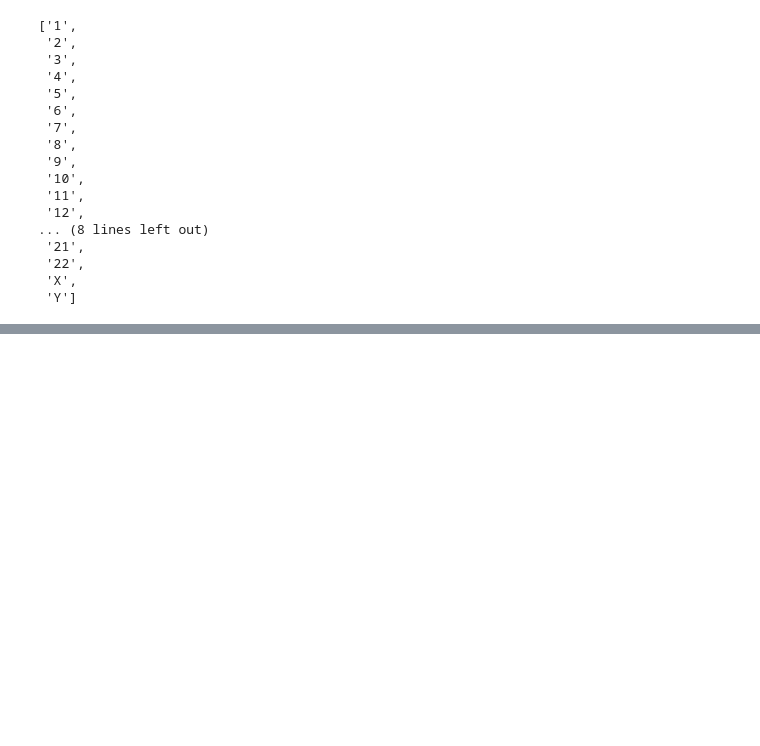
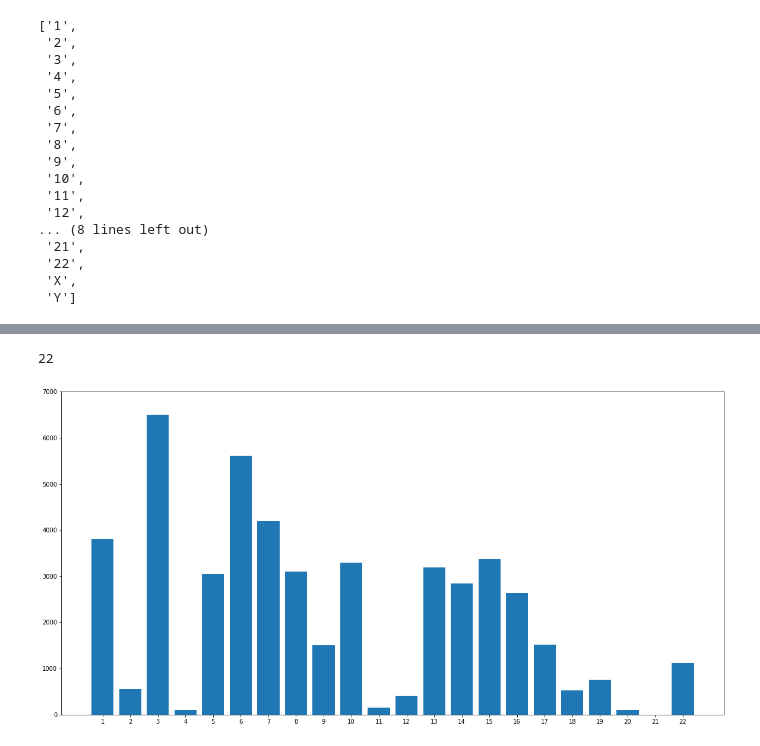
Before and after one commit to martinbudinsky3/BP-tumor-classifier, a Jupyter notebook: main.ipynb, the cells around one changed output, grey strips where cells are left out. Cells and saved outputs as stored; diff of their text form; code cells hidden in the pictures; blank space fills up the shorter version.

```diff
--- a/main.ipynb
+++ b/main.ipynb
@@ -194,0 +190,7 @@ SyntaxError: unexpected EOF while parsing (<ipython-input-20-0e38bb308404>, line
+# %%
+def count_chromosome_area(chromosome_bins):
+    area = 0
+    for _bin in chromosome_bins:
+        area += abs(_bin - 2)
+
+    return area
@@ -194,0 +205,15 @@ SyntaxError: unexpected EOF while parsing (<ipython-input-20-0e38bb308404>, line
+# %%
+def count_chromosome_areas():
+    areas = []
+    for _chr in chromosome_names[:-2]:
+        chr_data = data[data['Chromosome'] == _chr]
+        chr_len = lengths.loc[[_chr]]['Length'].item()
+        chr_bins = split_chromosome_to_bins(chr_data, chr_len)
+        chr_area = count_chromosome_area(chr_bins)
+        areas.append(chr_area)
+
+    return areas
+# %%
+areas = count_chromosome_areas()
+
+areas
@@ -194,0 +238,13 @@ SyntaxError: unexpected EOF while parsing (<ipython-input-20-0e38bb308404>, line
+# %%
+len(areas)
+# %% [output]
+22
+# %%
+def visualize_areas_bar(areas):
+    fig, ax = plt.subplots(figsize=(20,10))
+    ax.bar(chromosome_names[:-2], areas)
+    ax.set_ylim([0, 7000])
+# %%
+visualize_areas_bar(areas)
+# %% [output]
+[figure, added]
```
Also changed, not shown: parts of 17 cells of this notebook.
